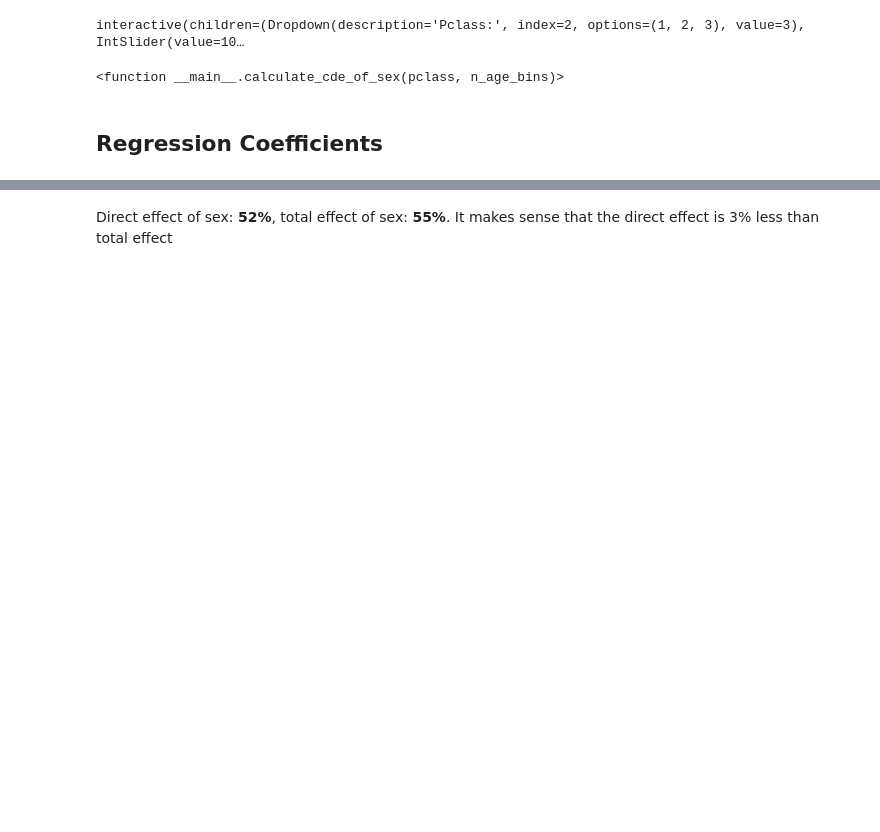
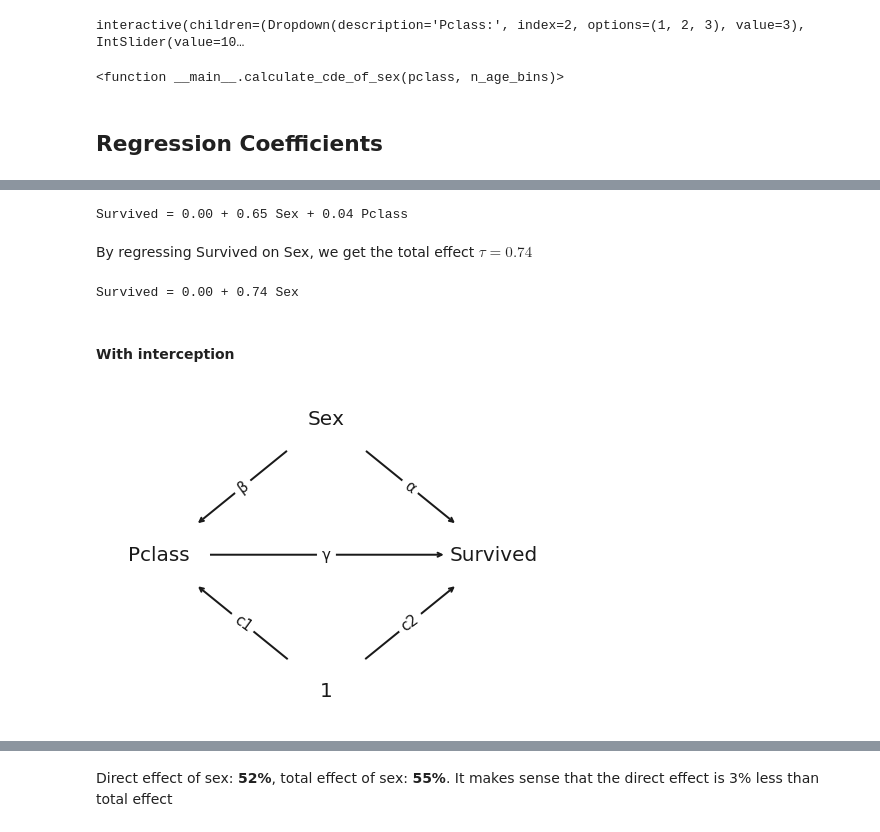
Before and after one commit to shenkev/interventions_titanic, a Jupyter notebook: Interventions_Demo.ipynb, the cells around one changed output, grey strips where cells are left out. Cells and saved outputs as stored; diff of their text form; code cells hidden in the pictures; blank space fills up the shorter version.

```diff
--- a/Interventions_Demo.ipynb
+++ b/Interventions_Demo.ipynb
@@ -359,0 +347,16 @@ Pclass = 2.39 - 0.23*Sex
+# %%
+fit_linear_model(feature_names=['Sex', 'Pclass'], target_name='Survived', fit_intercept=False)
+# %% [output]
+Survived = 0.00 + 0.65 Sex + 0.04 Pclass
+# %% [markdown]
+By regressing Survived on Sex, we get the total effect $\tau = 0.74$
+# %%
+fit_linear_model(feature_names=['Sex'], target_name='Survived', fit_intercept=False)
+# %% [output]
+Survived = 0.00 + 0.74 Sex
+# %% [markdown]
+#### With interception
+# %%
+Image(filename='dag5.png')
+# %% [output]
+[figure, added]
```
Also changed, not shown: parts of 27 cells of this notebook, 4 other files.
